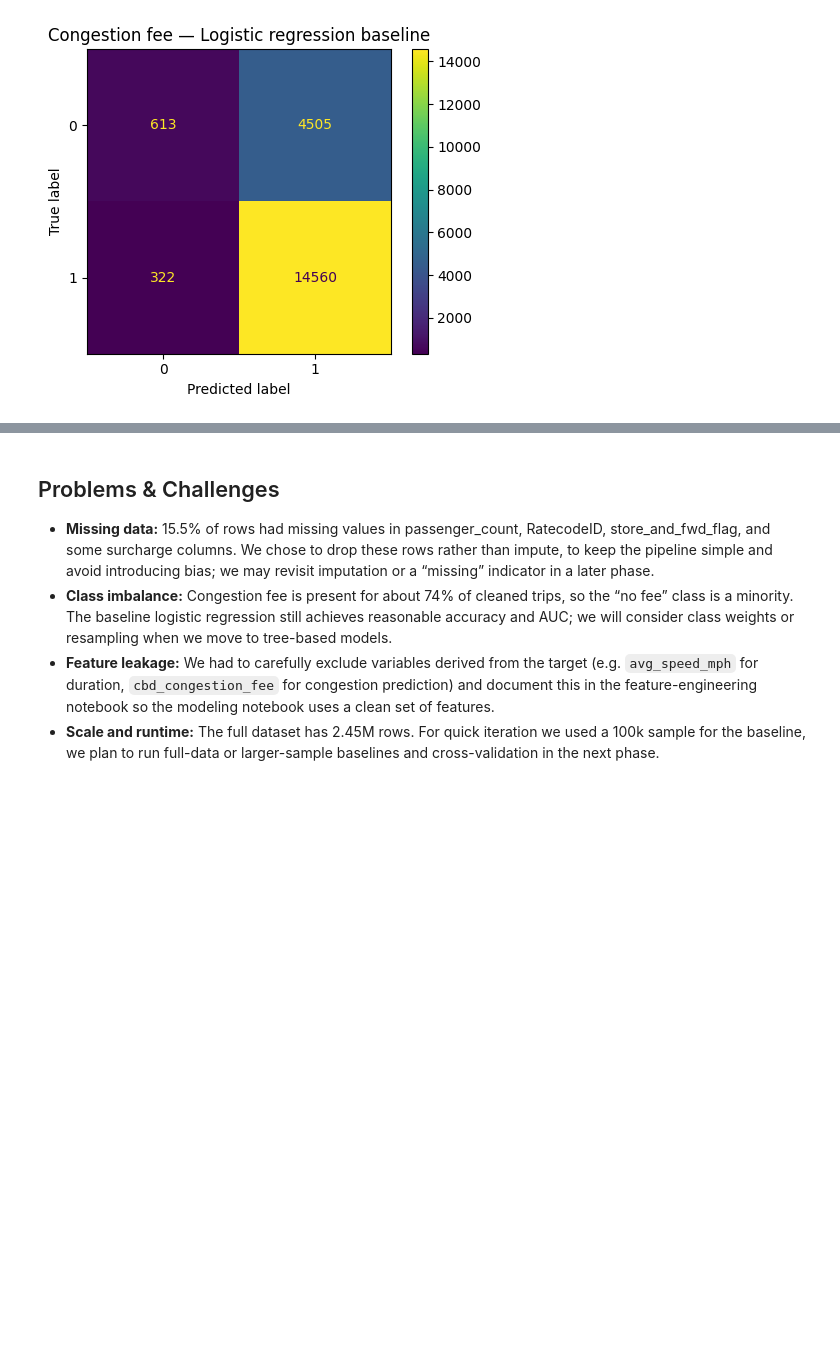
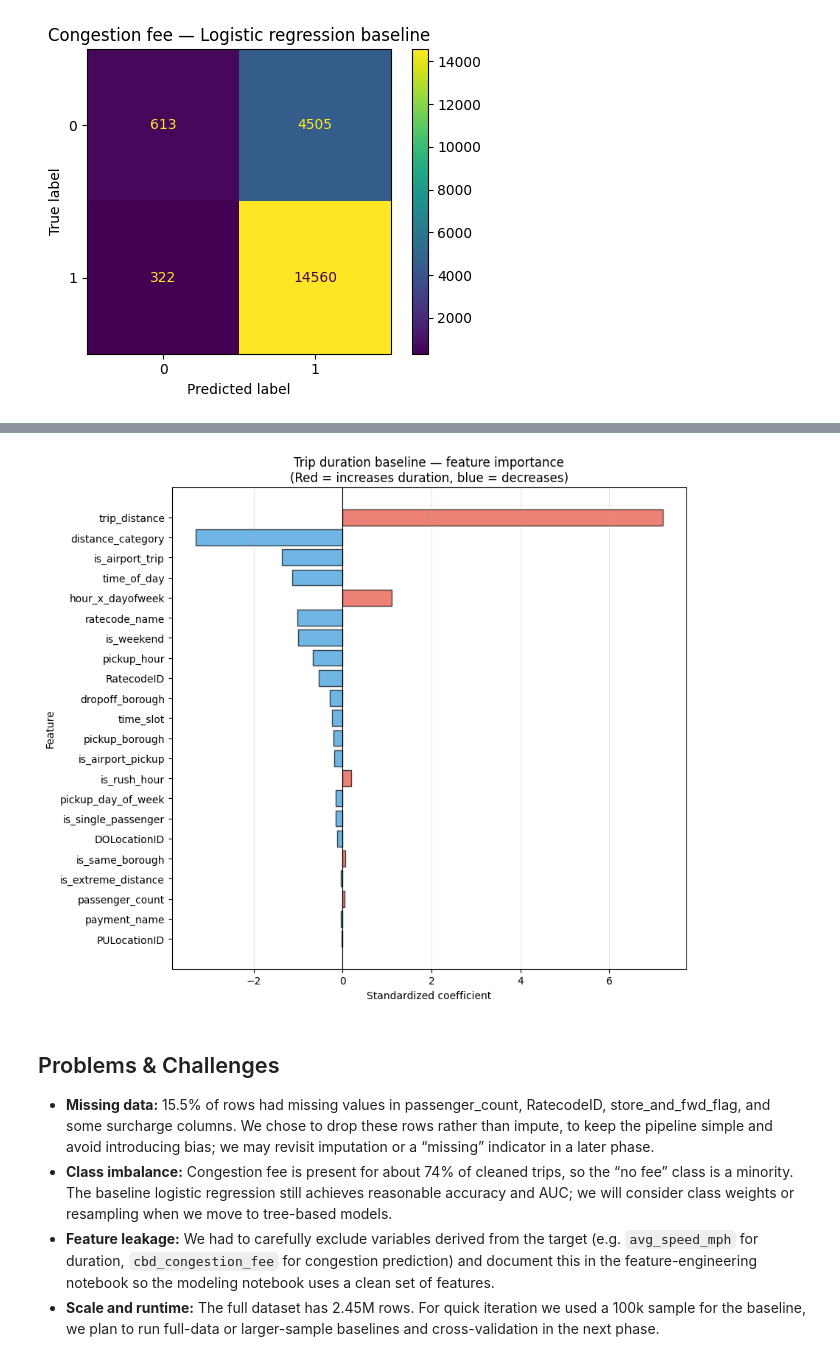
Before and after one commit to SU-IST707-SP26/group-project-avengers, a Jupyter notebook: checkpoint/submission.ipynb, the cells around one changed output, grey strips where cells are left out. Saved outputs shown, nothing was run; the diff lists cells and outputs as text; code cells hidden in the pictures; blank space fills up the shorter version.

```diff
--- a/checkpoint/submission.ipynb
+++ b/checkpoint/submission.ipynb
@@ -204,3 +340,23 @@ Confusion matrix (rows=true, cols=predicted):
+# %%
+# Feature importance: standardized coefficients
+feature_names_d = X_dur.columns.tolist()
+coef_df = pd.DataFrame({"Feature": feature_names_d, "Coefficient": model_dur.coef_})
+coef_df["Abs_Coefficient"] = coef_df["Coefficient"].abs()
+coef_df = coef_df.sort_values("Abs_Coefficient", ascending=False)
+
+fig, ax = plt.subplots(figsize=(9, max(5, len(feature_names_d) * 0.35)))
+colors = ["#e74c3c" if c > 0 else "#3498db" for c in coef_df["Coefficient"]]
+ax.barh(coef_df["Feature"], coef_df["Coefficient"], color=colors, edgecolor="black", alpha=0.7)
+ax.set_xlabel("Standardized coefficient")
+ax.set_ylabel("Feature")
+ax.set_title("Trip duration baseline — feature importance\n(Red = increases duration, blue = decreases)")
+ax.axvline(0, color="black", linewidth=0.8)
+ax.grid(axis="x", alpha=0.3)
+ax.invert_yaxis()
+plt.tight_layout()
+plt.show()
+# %% [output]
+[figure, added]
 # %% [markdown]
 ## Problems & Challenges
 
```
Also changed, not shown: parts of 7 cells of this notebook.
